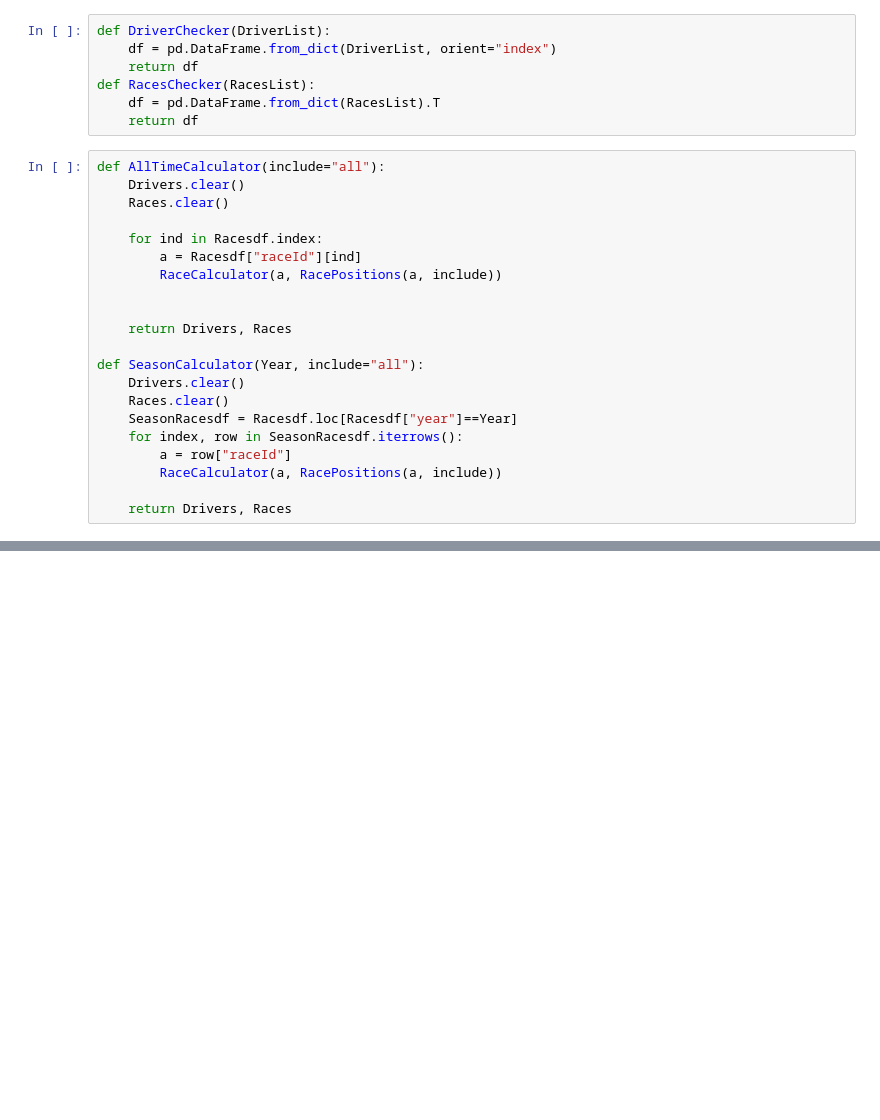
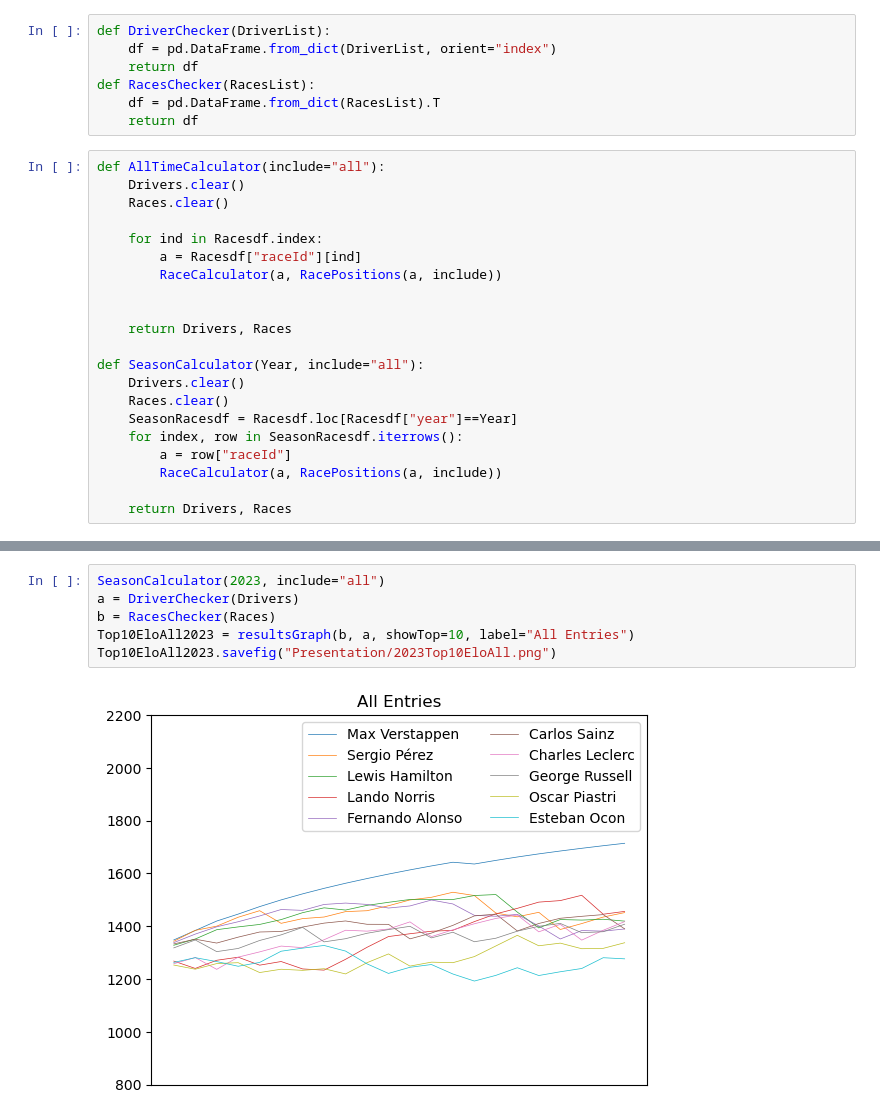
Before and after one commit to Tom-Hosie/CodeLancs_Python, a Jupyter notebook: Project/F1 Elo Calculator.ipynb, the cells around one changed output, grey strips where cells are left out. Cells and saved outputs as stored; diff of their text form; blank space fills up the shorter version.

Commit message:
Updated Presentation

```diff
--- a/Project/F1 Elo Calculator.ipynb
+++ b/Project/F1 Elo Calculator.ipynb
@@ -174,0 +172,8 @@ AllTimeTop10EloFinished.savefig("Presentation/AllTimeTop10EloFinished.png")
+# %%
+SeasonCalculator(2023, include="all")
+a = DriverChecker(Drivers)
+b = RacesChecker(Races)
+Top10EloAll2023 = resultsGraph(b, a, showTop=10, label="All Entries")
+Top10EloAll2023.savefig("Presentation/2023Top10EloAll.png")
+# %% [output]
+[figure, added]
```
Also changed, not shown: parts of 5 cells of this notebook, 11 other files.
